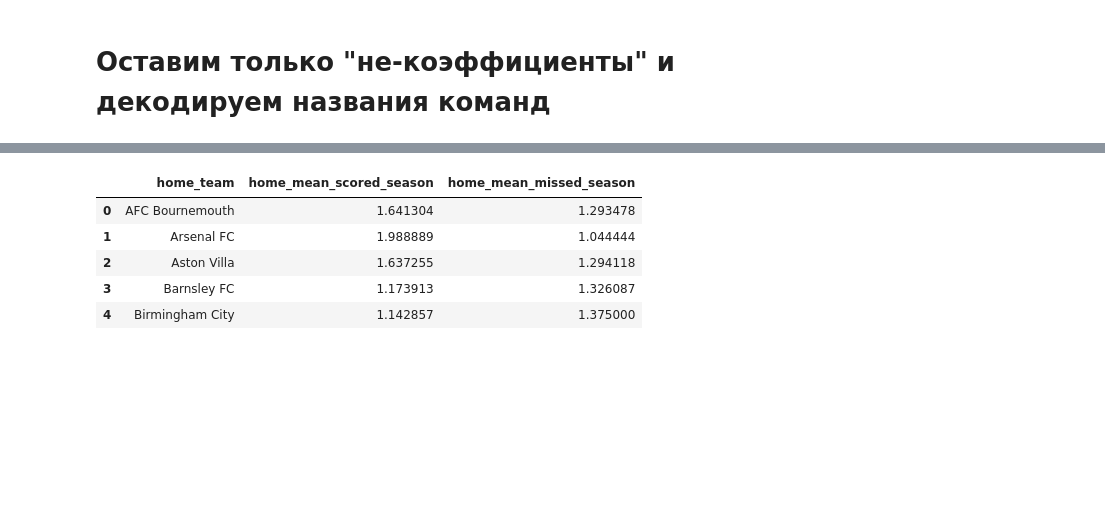
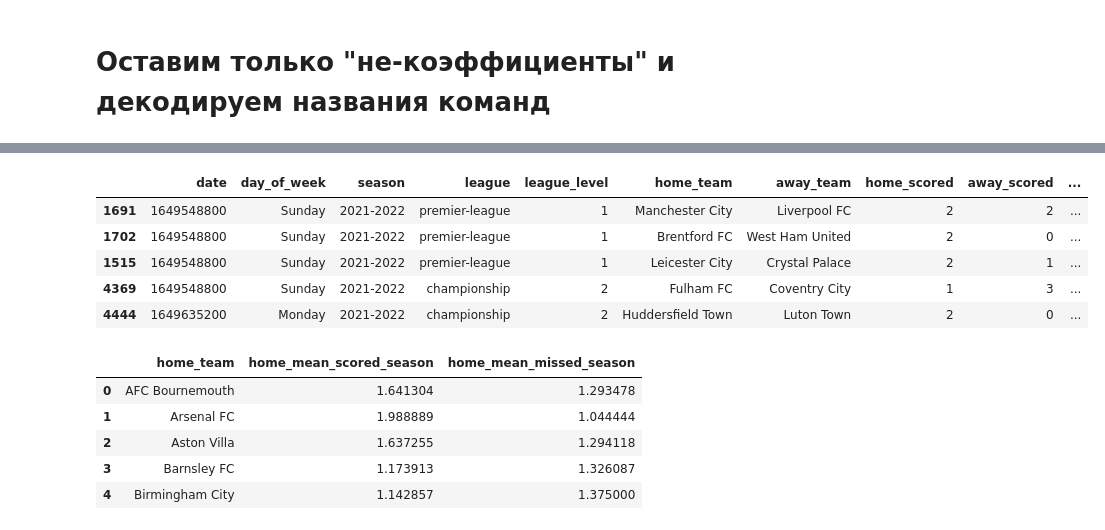
Before and after one commit to macroslav/bets-model, a Jupyter notebook: Bets pipeline.ipynb, the cells around one changed output, grey strips where cells are left out. Drawn from its saved outputs; the diff is of its cells as text; code cells hidden in the pictures; blank space fills up the shorter version.

Commit message:
add total season features (need for mean alltime) update feature_generator.py

```diff
--- a/Bets pipeline.ipynb
+++ b/Bets pipeline.ipynb
@@ -314,0 +276,63 @@ total_features.head()
+# %%
+query = '((home_team == @team) | (away_team == @team)) & (season == @season) & (league == @league)'
+
+season_data = pd.DataFrame()
+
+total_features = train_data_base.copy()
+
+for league in total_features.league.unique():
+
+    for season in total_features.season.unique():
+
+        season_league_data = total_features.query('(season == @season) & (league == @league)')
+
+        for team in season_league_data.home_team.unique():
+
+            season_data = season_league_data.query('((home_team == @team) | (away_team == @team))')
+
+            total_points = 0
+            total_scored = 0
+            total_missed = 0
+
+
+            for idx in season_data.index:
+
+                if season_data.loc[idx, 'home_team'] == team:
+
+                    total_points += season_data.loc[idx, 'target']
+                    total_scored += season_data.loc[idx, 'home_scored']
+                    total_missed += season_data.loc[idx, 'away_scored']
+
+                else:
+
+                    home = season_data.loc[idx, 'home_scored']
+                    away = season_data.loc[idx, 'away_scored']
+
+                    away_match_score = 3 if home < away else 1 if home == away else 0
+
+                    total_points += away_match_score
+                    total_scored += season_data.loc[idx, 'away_scored']
+                    total_missed += season_data.loc[idx, 'home_scored']
+
+            condition_home = ((total_features.home_team == team) & (total_features.season == season))
+            condition_away = ((total_features.away_team == team) & (total_features.season == season))
+
+            total_features.loc[condition_home,'total_points_home'] = total_points
+            total_features.loc[condition_away,'total_points_away'] = total_points
+
+            total_features.loc[condition_home,'total_scored_home'] = total_scored
+            total_features.loc[condition_away,'total_scored_away'] = total_scored
+
+            total_features.loc[condition_home,'total_missed_home'] = total_missed
+            total_features.loc[condition_away,'total_missed_away'] = total_missed
+
+            total_features.loc[condition_home,'total_diff_home'] = total_scored - total_missed
+            total_features.loc[condition_away,'total_diff_away'] = total_scored - total_missed
+
+
+
+            print(f"TEAM: {team} LEAGUE: {league} SEASON: {season}\ntotal points:{total_points}\ttotal scored:{total_scored}\ttotal missed:{total_missed}\ttotal_diff: {total_scored - total_missed}")
+            print('_________')
+
+total_features.tail()
+# %% [output]
@@ -315,3 +356,9 @@ total_features.head()
+|  | date | day_of_week | season | league | league_level | home_team | away_team | home_scored | away_scored | ... |
+| 1691 | 1649548800 | Sunday | 2021-2022 | premier-league | 1 | Manchester City | Liverpool FC | 2 | 2 | ... |
+| 1702 | 1649548800 | Sunday | 2021-2022 | premier-league | 1 | Brentford FC | West Ham United | 2 | 0 | ... |
+| 1515 | 1649548800 | Sunday | 2021-2022 | premier-league | 1 | Leicester City | Crystal Palace | 2 | 1 | ... |
+| 4369 | 1649548800 | Sunday | 2021-2022 | championship | 2 | Fulham FC | Coventry City | 1 | 3 | ... |
+| 4444 | 1649635200 | Monday | 2021-2022 | championship | 2 | Huddersfield Town | Luton Town | 2 | 0 | ... |
 # %%
 home_team_alltime = train_data_base.groupby(['home_team'], as_index=False) \
                         .agg(home_mean_scored_season = ('home_scored', 'mean'),
```
Also changed, not shown: parts of 13 cells of this notebook, 1 other file.
